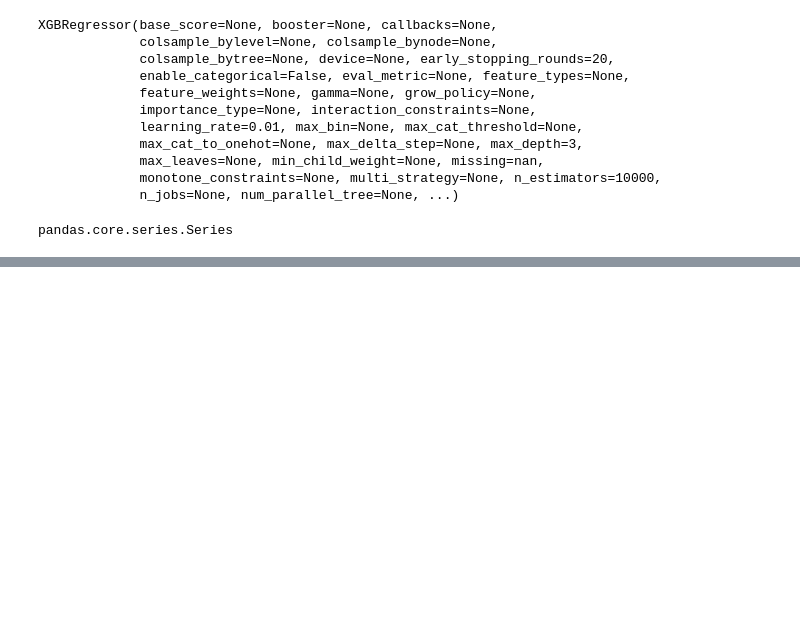
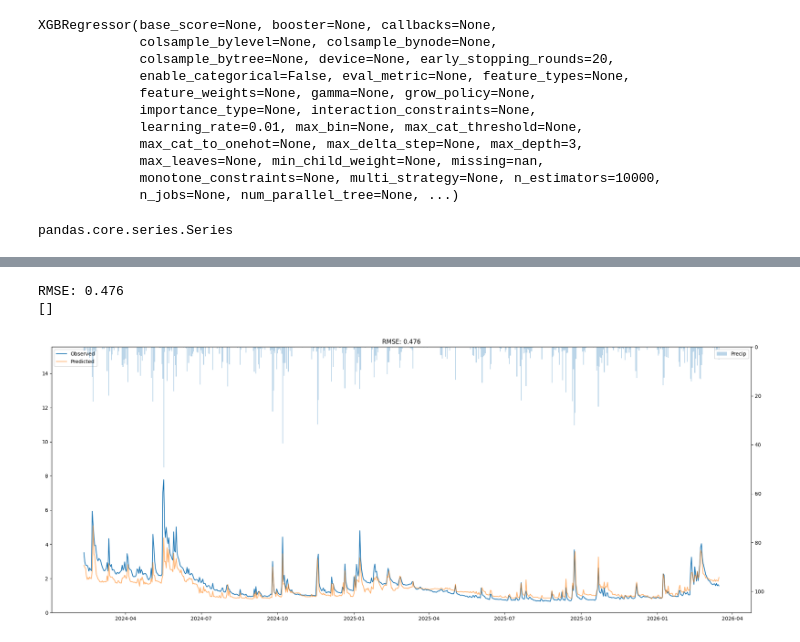
Before and after one commit to danielsehr/pred-Q-ueich, a Jupyter notebook: train_eval.ipynb, the cells around one changed output, grey strips where cells are left out. Drawn from its saved outputs; the diff is of its cells as text; code cells hidden in the pictures; blank space fills up the shorter version.

Commit message:
add: automatic save of hparams and plot to numerated eval folder

```diff
--- a/train_eval.ipynb
+++ b/train_eval.ipynb
@@ -12,6 +13,7 @@ from sklearn.metrics import mean_squared_error
 from utils.dataset import Dataset
 # %%
 # Path
+eval_dir = Path("./evaluation")
 data_root = Path("./data/processed")
 path = data_root / "df_all.csv"
 
@@ -40,14 +42,3 @@ model = XGBRegressor(
     random_state=42,
     early_stopping_rounds=20
 )
-# %%
-hparams = {
-    "n_estimators": model.n_estimators,
-    "max_depth": model.max_depth,
-    "learing_rate": model.learning_rate,
-    "objective": model.objective,
-    "random_state": model.random_state,
-    "early_stopping_rounds": model.early_stopping_rounds
-}
-
-hparams
@@ -146,0 +181,14 @@ RMSE: 0.476
+# %%
+# Predict & evaluate
+y_pred = model.predict(test_dataset[0])
+
+evaluate_model(
+    model=model,
+    dataset=test_dataset,
+    pred=y_pred,
+    save_dir=eval_dir,
+    )
+# %% [output]
+RMSE: 0.476
+[]
+[figure, added]
```
Also changed, not shown: parts of 4 cells of this notebook.
